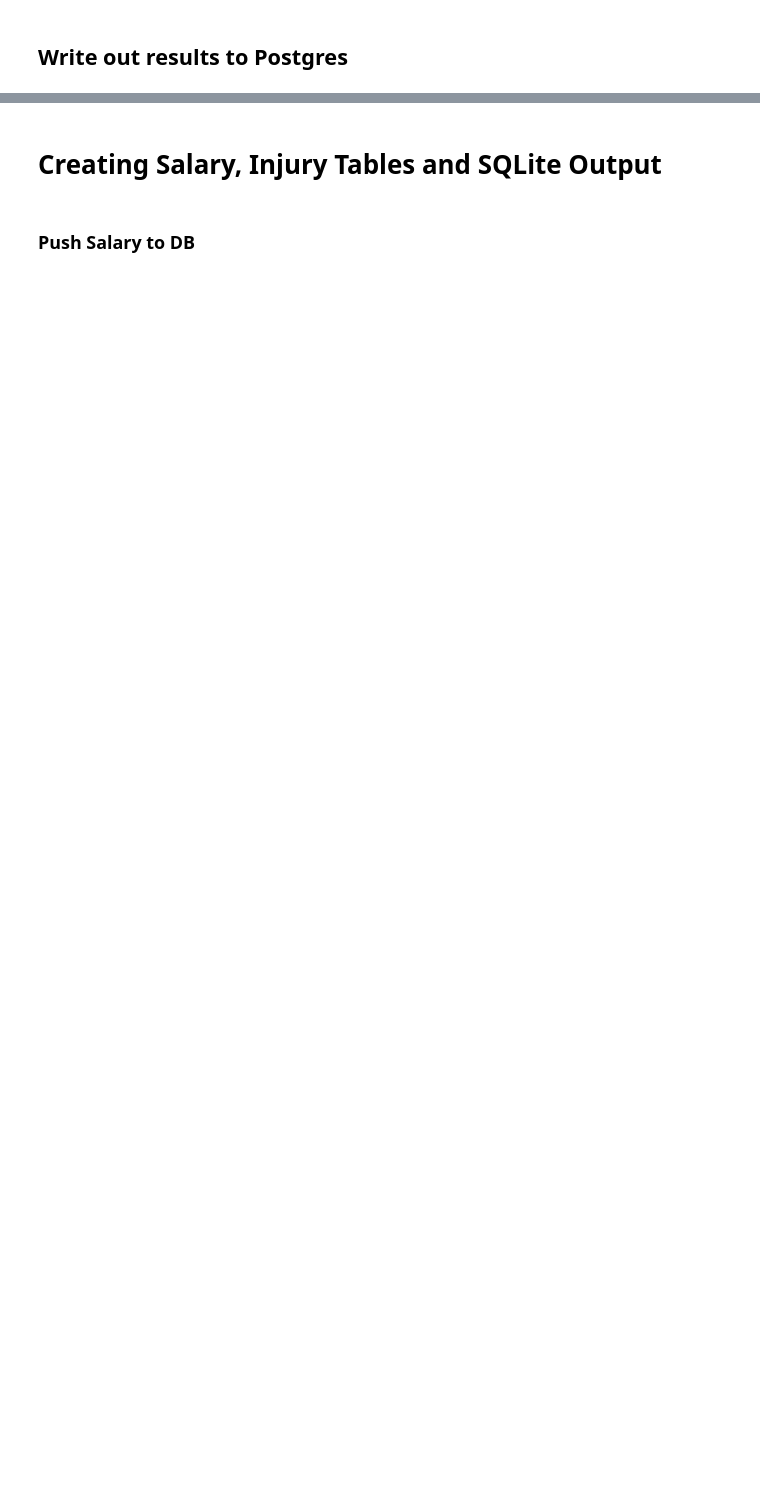
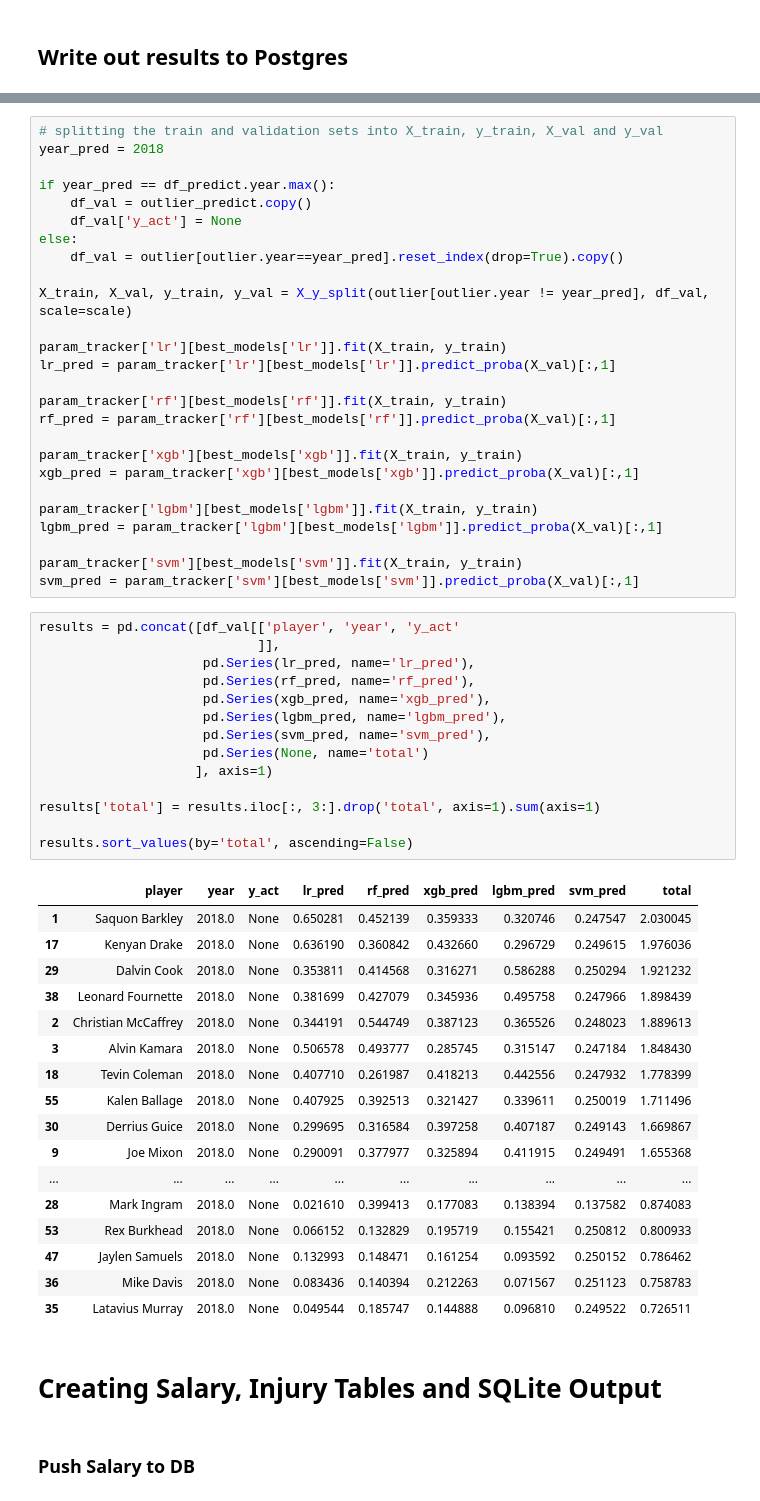
Before and after one commit to mborysiak/Fantasy_Football, a Jupyter notebook: Scripts/Analysis/Run_Model.ipynb, the cells around one changed output, grey strips where cells are left out. Saved outputs shown, nothing was run; the diff lists cells and outputs as text; blank space fills up the shorter version.

```diff
--- a/Scripts/Analysis/Run_Model.ipynb
+++ b/Scripts/Analysis/Run_Model.ipynb
@@ -511,3 +961,61 @@ if plot_importance == True:
+# %%
+# splitting the train and validation sets into X_train, y_train, X_val and y_val
+year_pred = 2018
+
+if year_pred == df_predict.year.max():
+    df_val = outlier_predict.copy()
+    df_val['y_act'] = None
+else:
+    df_val = outlier[outlier.year==year_pred].reset_index(drop=True).copy()
+
+X_train, X_val, y_train, y_val = X_y_split(outlier[outlier.year != year_pred], df_val, scale=scale)
+
+param_tracker['lr'][best_models['lr']].fit(X_train, y_train)
+lr_pred = param_tracker['lr'][best_models['lr']].predict_proba(X_val)[:,1]
+
+param_tracker['rf'][best_models['rf']].fit(X_train, y_train)
+rf_pred = param_tracker['rf'][best_models['rf']].predict_proba(X_val)[:,1]
+
+param_tracker['xgb'][best_models['xgb']].fit(X_train, y_train)
+xgb_pred = param_tracker['xgb'][best_models['xgb']].predict_proba(X_val)[:,1]
+
+param_tracker['lgbm'][best_models['lgbm']].fit(X_train, y_train)
+lgbm_pred = param_tracker['lgbm'][best_models['lgbm']].predict_proba(X_val)[:,1]
+
+param_tracker['svm'][best_models['svm']].fit(X_train, y_train)
+svm_pred = param_tracker['svm'][best_models['svm']].predict_proba(X_val)[:,1]
+# %%
+results = pd.concat([df_val[['player', 'year', 'y_act'
+                            ]],
+                     pd.Series(lr_pred, name='lr_pred'),
+                     pd.Series(rf_pred, name='rf_pred'),
+                     pd.Series(xgb_pred, name='xgb_pred'),
+                     pd.Series(lgbm_pred, name='lgbm_pred'),
+                     pd.Series(svm_pred, name='svm_pred'),
+                     pd.Series(None, name='total')
+                    ], axis=1)
+
+results['total'] = results.iloc[:, 3:].drop('total', axis=1).sum(axis=1)
+
+results.sort_values(by='total', ascending=False)
+# %% [output]
+|  | player | year | y_act | lr_pred | rf_pred | xgb_pred | lgbm_pred | svm_pred | total |
+| 1 | Saquon Barkley | 2018.0 | None | 0.650281 | 0.452139 | 0.359333 | 0.320746 | 0.247547 | 2.030045 |
+| 17 | Kenyan Drake | 2018.0 | None | 0.636190 | 0.360842 | 0.432660 | 0.296729 | 0.249615 | 1.976036 |
+| 29 | Dalvin Cook | 2018.0 | None | 0.353811 | 0.414568 | 0.316271 | 0.586288 | 0.250294 | 1.921232 |
+| 38 | Leonard Fournette | 2018.0 | None | 0.381699 | 0.427079 | 0.345936 | 0.495758 | 0.247966 | 1.898439 |
+| 2 | Christian McCaffrey | 2018.0 | None | 0.344191 | 0.544749 | 0.387123 | 0.365526 | 0.248023 | 1.889613 |
+| 3 | Alvin Kamara | 2018.0 | None | 0.506578 | 0.493777 | 0.285745 | 0.315147 | 0.247184 | 1.848430 |
+| 18 | Tevin Coleman | 2018.0 | None | 0.407710 | 0.261987 | 0.418213 | 0.442556 | 0.247932 | 1.778399 |
+| 55 | Kalen Ballage | 2018.0 | None | 0.407925 | 0.392513 | 0.321427 | 0.339611 | 0.250019 | 1.711496 |
+| 30 | Derrius Guice | 2018.0 | None | 0.299695 | 0.316584 | 0.397258 | 0.407187 | 0.249143 | 1.669867 |
+| 9 | Joe Mixon | 2018.0 | None | 0.290091 | 0.377977 | 0.325894 | 0.411915 | 0.249491 | 1.655368 |
+| ... | ... | ... | ... | ... | ... | ... | ... | ... | ... |
+| 28 | Mark Ingram | 2018.0 | None | 0.021610 | 0.399413 | 0.177083 | 0.138394 | 0.137582 | 0.874083 |
+| 53 | Rex Burkhead | 2018.0 | None | 0.066152 | 0.132829 | 0.195719 | 0.155421 | 0.250812 | 0.800933 |
+| 47 | Jaylen Samuels | 2018.0 | None | 0.132993 | 0.148471 | 0.161254 | 0.093592 | 0.250152 | 0.786462 |
+| 36 | Mike Davis | 2018.0 | None | 0.083436 | 0.140394 | 0.212263 | 0.071567 | 0.251123 | 0.758783 |
+| 35 | Latavius Murray | 2018.0 | None | 0.049544 | 0.185747 | 0.144888 | 0.096810 | 0.249522 | 0.726511 |
 # %% [markdown]
 # Creating Salary, Injury Tables and SQLite Output
 # %% [markdown]
```
Also changed, not shown: parts of 63 cells of this notebook, 12 other files.
